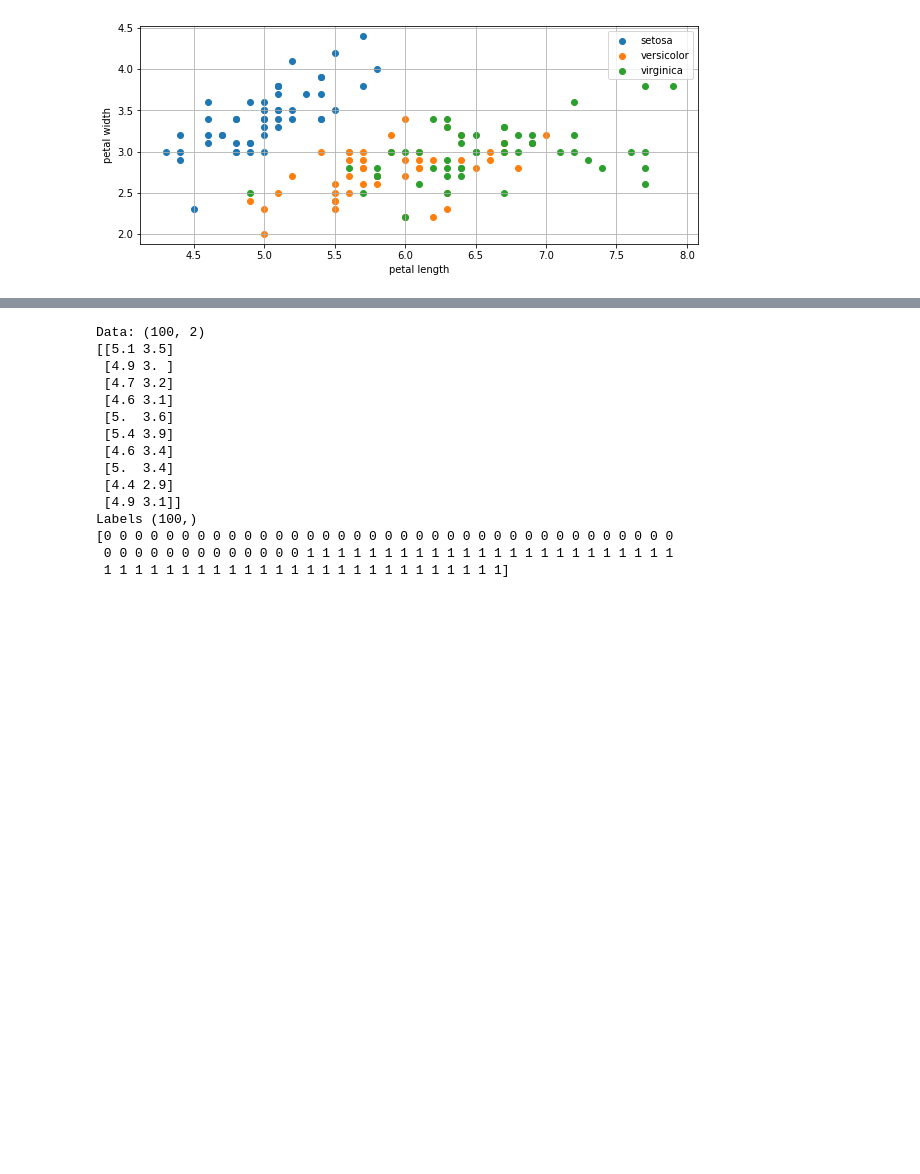
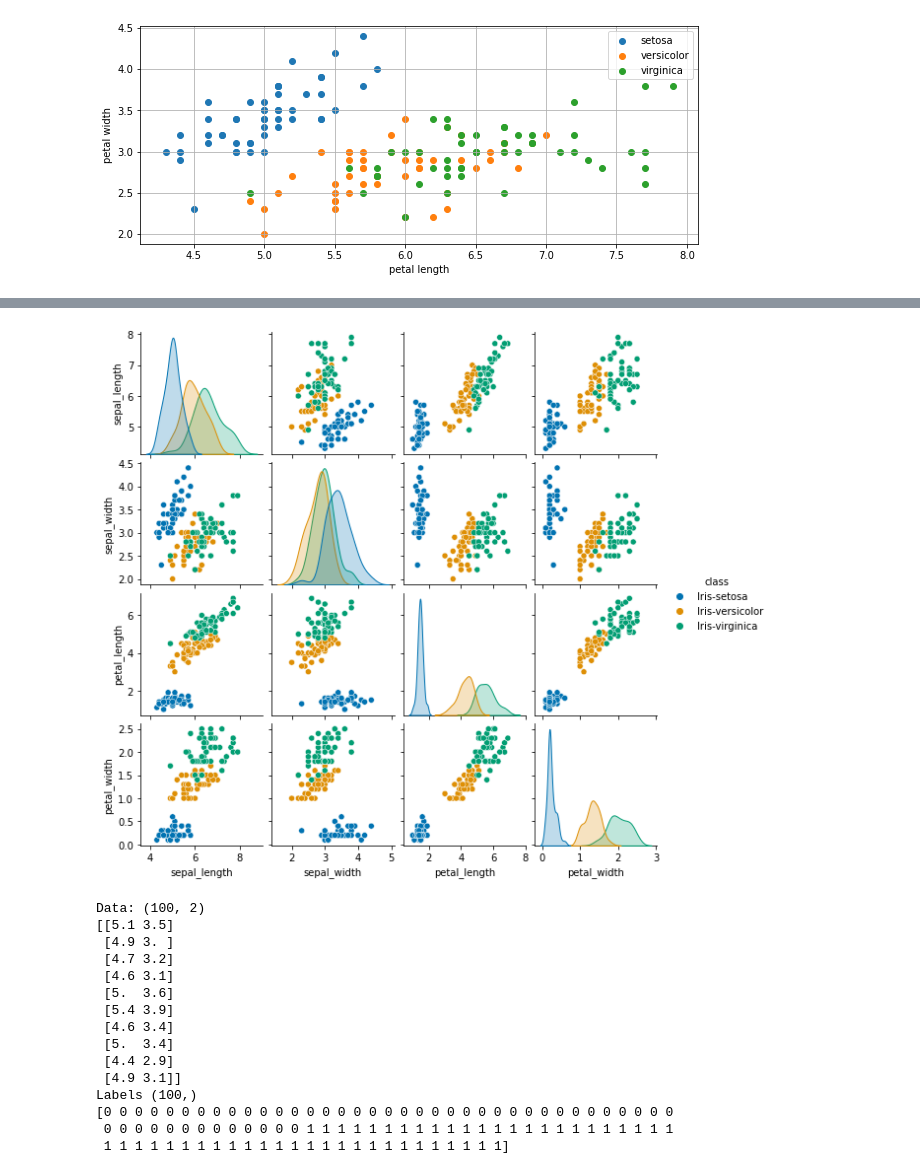
Before and after one commit to MikeLdT/deep-learning, a Jupyter notebook: tareas/DL_01_Perceptron.ipynb, the cells around one changed output, grey strips where cells are left out. Saved outputs shown, nothing was run; the diff lists cells and outputs as text; code cells hidden in the pictures; blank space fills up the shorter version.

```diff
--- a/tareas/DL_01_Perceptron.ipynb
+++ b/tareas/DL_01_Perceptron.ipynb
@@ -95,3 +96,12 @@ TypeError: Unknown argument type <class 'sklearn.utils.Bunch'>, expected mapping
+# %%
+url = 'http://archive.ics.uci.edu/ml/machine-learning-databases/iris/iris.data'
+attributes = ["sepal_length", "sepal_width", "petal_length", "petal_width", "class"]
+dataset = pd.read_csv(url, names = attributes)
+dataset.columns = attributes
+fig = sns.pairplot(dataset, hue="class", height = 2, palette = 'colorblind');
+fig.savefig("out.png")
+# %% [output]
+[figure, added]
 # %%
 # Let's keep two classes only, and two variables
 X = X[:100, :2]
```
Also changed, not shown: parts of 15 cells of this notebook.
